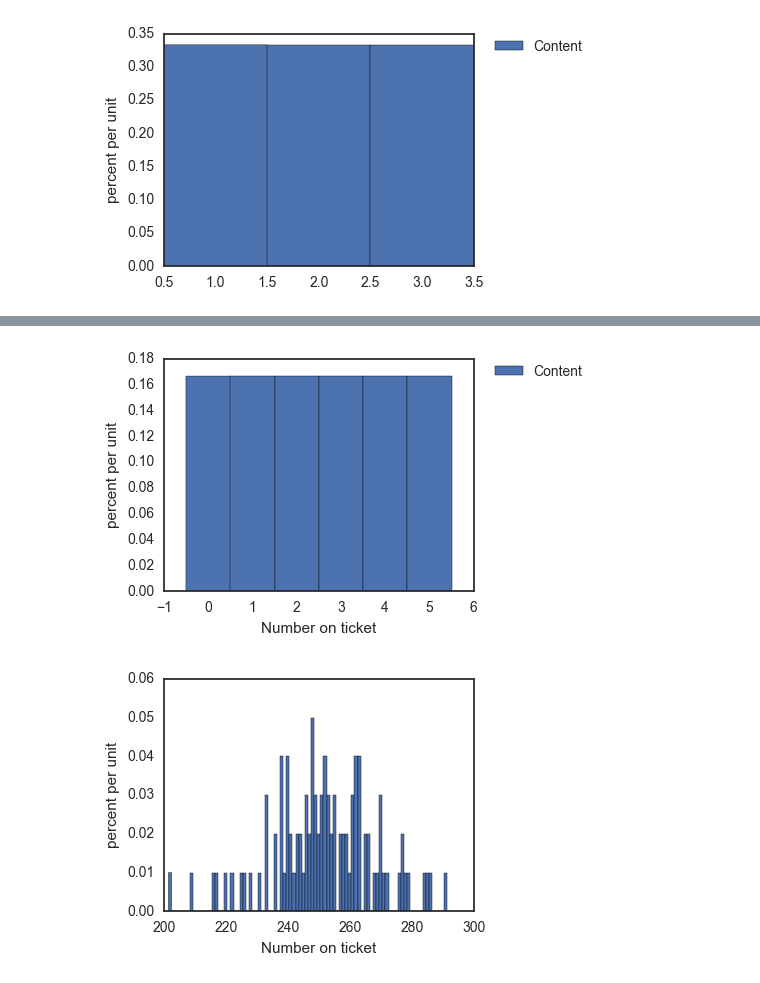
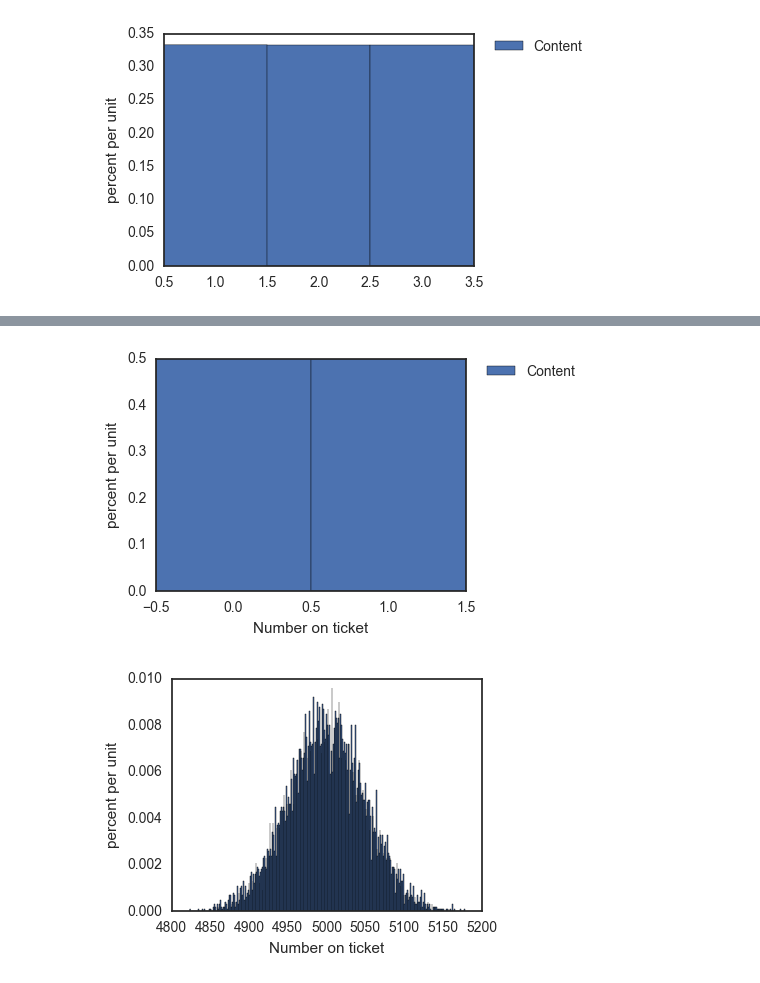
Before and after one commit to omoju/Fundamentals, a Jupyter notebook: Data/dataSampling_NormalApproximation.ipynb, the cells around one changed output, grey strips where cells are left out. Cells and saved outputs as stored; diff of their text form; code cells hidden in the pictures.

```diff
--- a/Data/dataSampling_NormalApproximation.ipynb
+++ b/Data/dataSampling_NormalApproximation.ipynb
@@ -504,6 +504,6 @@ sum_draws(100, box)
 # %%
 box = pd.DataFrame()
-box["Content"] = [0,1,2,3,4,5]
+box["Content"] = [0,1]
 # %%
 pyplt.rcParams['figure.figsize'] = (4, 3)
 
@@ -515,8 +515,8 @@ pyplt.ylabel('percent per unit')
 pyplt.xlabel('Number on ticket')
 pyplt.legend(bbox_to_anchor=(1.05, 1), loc=2, borderaxespad=0.);
 # %% [output]
-[figure, old version]
+[figure, new version]
 # %%
-sum_draws(100, box)
+sum_draws(10000, box)
 # %% [output]
-[figure, old version]
+[figure, new version]
```
Also changed, not shown: parts of 9 cells of this notebook.
